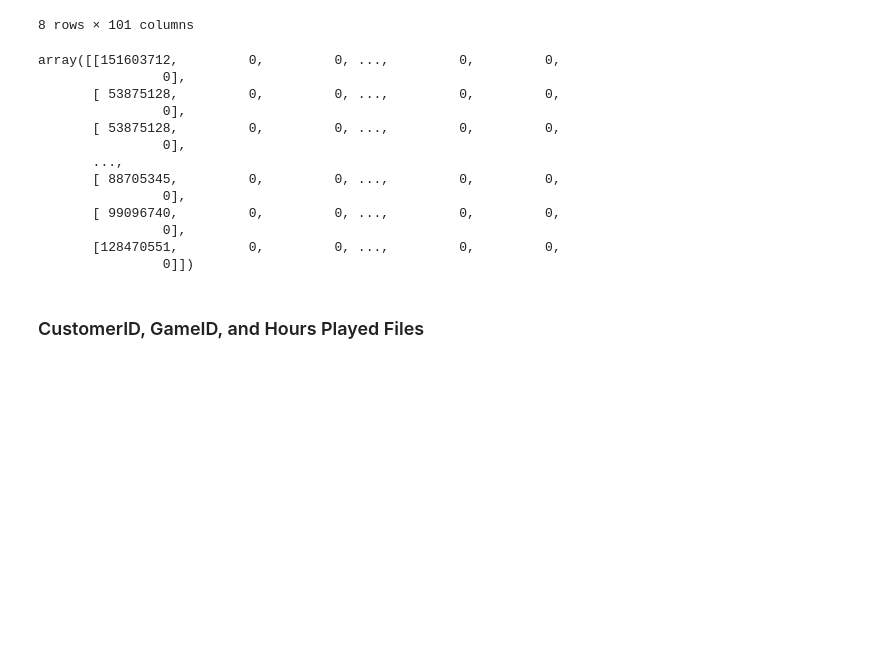
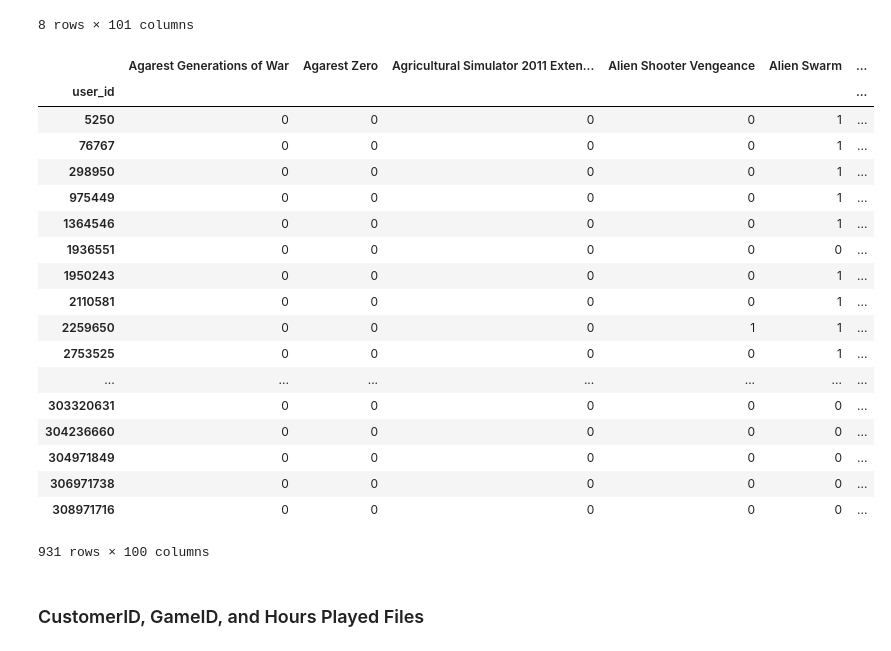
Before and after one commit to muftaye/CollaborativeFiltering, a Jupyter notebook: preprocessing/Preprocessing.ipynb, the cells around one changed output. Drawn from its saved outputs; the diff is of its cells as text; code cells hidden in the pictures; blank space fills up the shorter version.

```diff
--- a/preprocessing/Preprocessing.ipynb
+++ b/preprocessing/Preprocessing.ipynb
@@ -127,23 +127,28 @@ one_hot_100games.describe()
 # %%
 """Collapsed One-Hot by User"""
 one_hot_collapsed = one_hot_100games.groupby(['user_id']).sum()
 one_hot_collapsed.to_csv(processed_directory+"/one_hot_collapsed.csv")
+one_hot_collapsed
+# %% [output]
+|  | Agarest Generations of War | Agarest Zero | Agricultural Simulator 2011 Exten... | Alien Shooter Vengeance | Alien Swarm | ... |
+| user_id |  |  |  |  |  | ... |
+| 5250 | 0 | 0 | 0 | 0 | 1 | ... |
+| 76767 | 0 | 0 | 0 | 0 | 1 | ... |
+| 298950 | 0 | 0 | 0 | 0 | 1 | ... |
+| 975449 | 0 | 0 | 0 | 0 | 1 | ... |
+| 1364546 | 0 | 0 | 0 | 0 | 1 | ... |
+| 1936551 | 0 | 0 | 0 | 0 | 0 | ... |
+| 1950243 | 0 | 0 | 0 | 0 | 1 | ... |
+| 2110581 | 0 | 0 | 0 | 0 | 1 | ... |
+| 2259650 | 0 | 0 | 0 | 1 | 1 | ... |
+| 2753525 | 0 | 0 | 0 | 0 | 1 | ... |
+| ... | ... | ... | ... | ... | ... | ... |
+| 303320631 | 0 | 0 | 0 | 0 | 0 | ... |
+| 304236660 | 0 | 0 | 0 | 0 | 0 | ... |
+| 304971849 | 0 | 0 | 0 | 0 | 0 | ... |
+| 306971738 | 0 | 0 | 0 | 0 | 0 | ... |
+| 308971716 | 0 | 0 | 0 | 0 | 0 | ... |
+931 rows × 100 columns
-# %%
-np.array(one_hot_100games)
-# %% [output]
-array([[151603712,         0,         0, ...,         0,         0,
-                0],
-       [ 53875128,         0,         0, ...,         0,         0,
-                0],
-       [ 53875128,         0,         0, ...,         0,         0,
-                0],
-       ...,
-       [ 88705345,         0,         0, ...,         0,         0,
-                0],
-       [ 99096740,         0,         0, ...,         0,         0,
-                0],
-       [128470551,         0,         0, ...,         0,         0,
-                0]])
 # %%
 """One Hot Encoding the data"""
 # play_one = pd.DataFrame({'user':unique_users})
```
Also changed, not shown: 2 other files.
